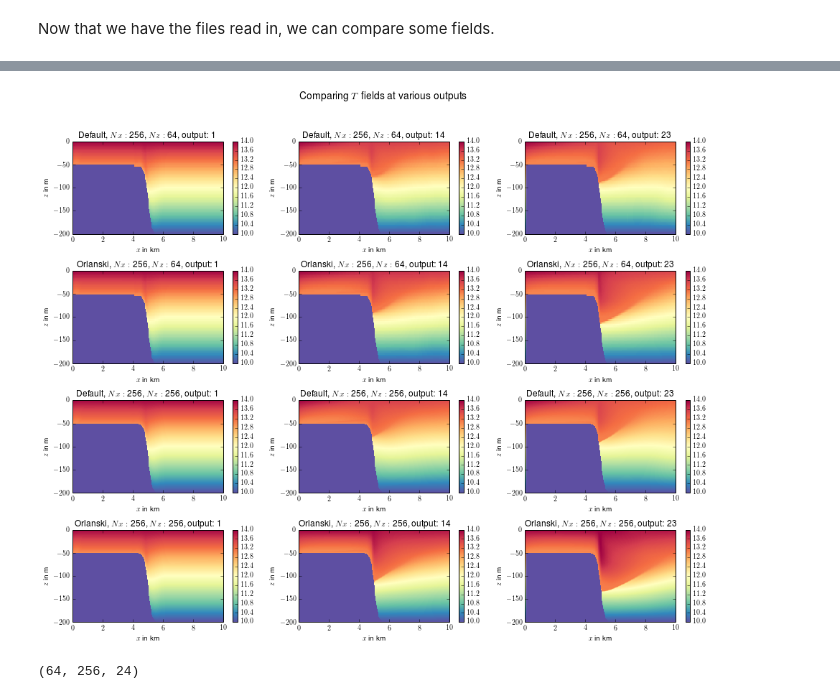
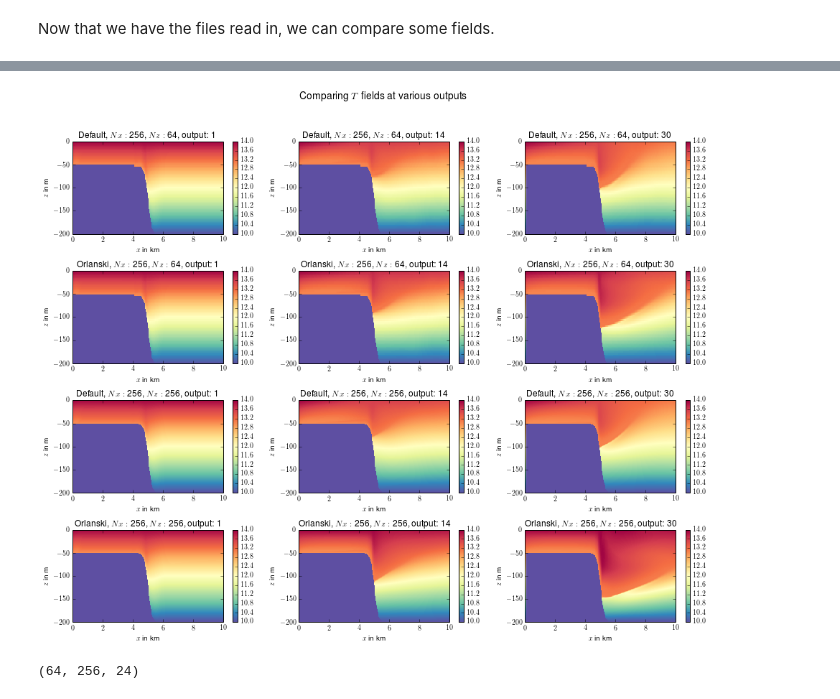
Before and after one commit to UBC-MOAD/flow_separation, a Jupyter notebook: notebooks_2D_runs/compare_simulations.ipynb, the cells around one changed output, grey strips where cells are left out. Drawn from its saved outputs; the diff is of its cells as text; code cells hidden in the pictures.

```diff
--- a/notebooks_2D_runs/compare_simulations.ipynb
+++ b/notebooks_2D_runs/compare_simulations.ipynb
@@ -70,7 +70,7 @@ for _ii in range(0,_Ncomps):
 # timestepping parameters RLI: load from data file? probably unnecessary
 _dt[0] = 10; _dt[1] = 10; _dt[2] = 1; _dt[3] = 1;
 _output_dt = 1800;
-_final_t = 41400+_output_dt;
+_final_t = 54000+_output_dt;
 # %% [output]
 ../../Nx_256_Nz_64/XC.001.001.meta
 ../../Nx_256_Nz_64/Depth.001.001.meta
@@ -113,7 +113,7 @@ _fig = plt.figure(); # RLI: line unused, why is it here?
 
 plt.clf();
 
-_outs = [1,14,23]; # set the outputs to compare --- can be variable length
+_outs = [1,14,len(_out_files[0])-1]; # set the outputs to compare --- can be variable length
 
 # plot each subplot
 _itr = 1;
@@ -141,27 +141,27 @@ plt.show();
 # %%
 _fig = plt.figure(); # RLI: line unused, why is it here?
 
-_outs = [1,14,23]; # set the outputs to compare --- can be variable length
+_outs = [1,14,len(_out_files[0])-1]; # set the outputs to compare --- can be variable length
 
 # plot each subplot
 for _ii in range(0,_Ncomps):
     for _jj,_out in enumerate(_outs):
         plt.subplot(_Ncomps,len(_outs),_ii*3+1+_jj);
         plt.pcolor(_x[_ii]/1000,_z[_ii],np.squeeze(_T[_ii][:,:,_out]),cmap='Spectral_r');
         plt.colorbar();
         plt.clim((10,14));
         plt.xlabel(r'$x$ in km')
         plt.ylabel(r'$z$ in m')
         plt.title(_title[_ii]+', output: '+str(_out));
 
 # set the total plot title RLI: change size?
 plt.suptitle(r'Comparing $T$ fields at various outputs', fontsize=14, fontweight='bold')
 
 _fig.subplots_adjust(hspace=0.4,wspace=0.2);
 
 plt.show();
 # %% [output]
-[figure, old version]
+[figure, new version]
 # %%
 _U[0].shape
 # %% [output]
```
Also changed, not shown: parts of 2 cells of this notebook.
